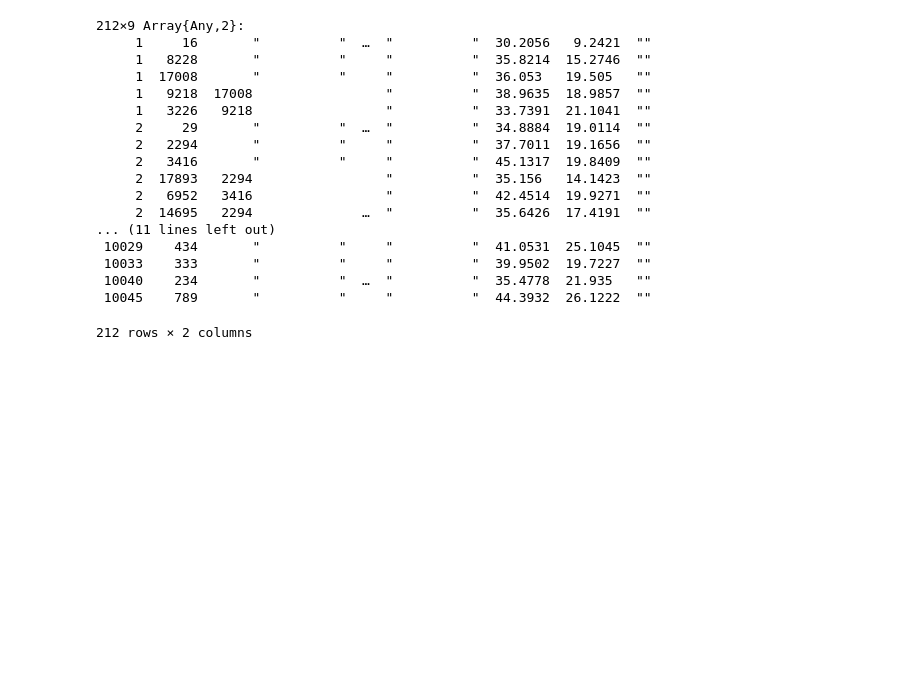
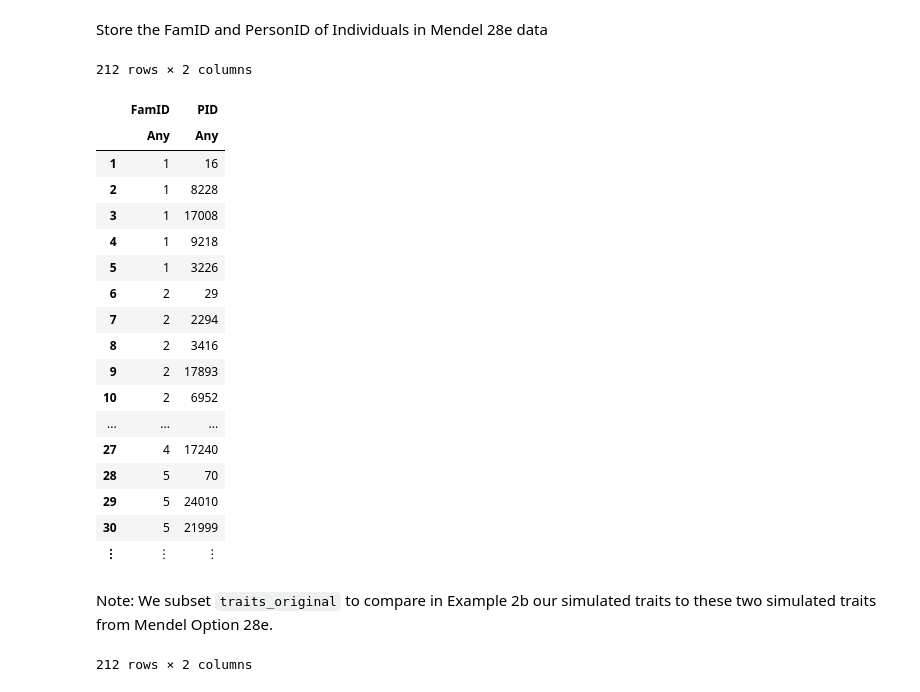
Before and after one commit to OpenMendel/TraitSimulation.jl, a Jupyter notebook: TraitSimulation_28e.ipynb, the cells around one changed output. Cells and saved outputs as stored; diff of their text form; code cells hidden in the pictures; blank space fills up the shorter version.

```diff
--- a/TraitSimulation_28e.ipynb
+++ b/TraitSimulation_28e.ipynb
@@ -110,23 +134,30 @@ snpdata = SnpArray("traitsim28e.bed", 212)
+# %% [markdown]
+Store the FamID and PersonID of Individuals in Mendel 28e data
 # %%
 famfile = readdlm("traitsim28e.fam", ',')
+Fam_Person_id = DataFrame(FamID = famfile[:, 1], PID = famfile[:, 2])
 # %% [output]
-212×9 Array{Any,2}:
-     1     16       "          "  …  "          "  30.2056   9.2421  ""
-     1   8228       "          "     "          "  35.8214  15.2746  ""
-     1  17008       "          "     "          "  36.053   19.505   ""
-     1   9218  17008                 "          "  38.9635  18.9857  ""
-     1   3226   9218                 "          "  33.7391  21.1041  ""
-     2     29       "          "  …  "          "  34.8884  19.0114  ""
-     2   2294       "          "     "          "  37.7011  19.1656  ""
-     2   3416       "          "     "          "  45.1317  19.8409  ""
-     2  17893   2294                 "          "  35.156   14.1423  ""
-     2   6952   3416                 "          "  42.4514  19.9271  ""
-     2  14695   2294              …  "          "  35.6426  17.4191  ""
-... (11 lines left out)
- 10029    434       "          "     "          "  41.0531  25.1045  ""
- 10033    333       "          "     "          "  39.9502  19.7227  ""
- 10040    234       "          "  …  "          "  35.4778  21.935   ""
- 10045    789       "          "     "          "  44.3932  26.1222  ""
+212 rows × 2 columns
+|  | FamID | PID |
+|  | Any | Any |
+| 1 | 1 | 16 |
+| 2 | 1 | 8228 |
+| 3 | 1 | 17008 |
+| 4 | 1 | 9218 |
+| 5 | 1 | 3226 |
+| 6 | 2 | 29 |
+| 7 | 2 | 2294 |
+| 8 | 2 | 3416 |
+| 9 | 2 | 17893 |
+| 10 | 2 | 6952 |
+| ... | ... | ... |
+| 27 | 4 | 17240 |
+| 28 | 5 | 70 |
+| 29 | 5 | 24010 |
+| 30 | 5 | 21999 |
+| ⋮ | ⋮ | ⋮ |
+# %% [markdown]
+Note: We subset `traits_original` to compare in Example 2b our simulated traits to these two simulated traits from Mendel Option 28e.
 # %%
 traits_original = DataFrame(Trait1 = famfile[:, 7], Trait2 = famfile[:, 8])
 # %% [output]
```
Also changed, not shown: parts of 77 cells of this notebook, 6 other files.
